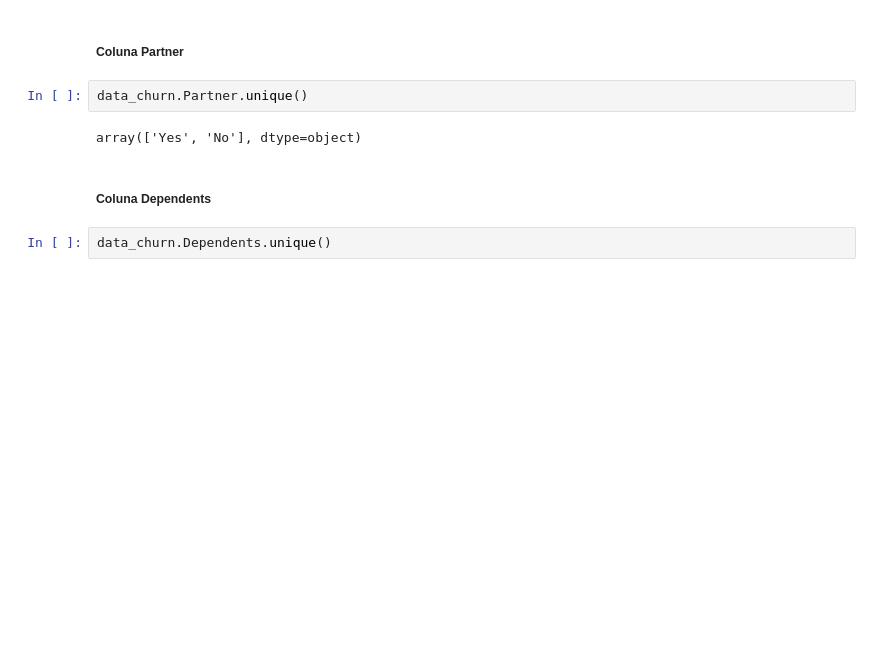
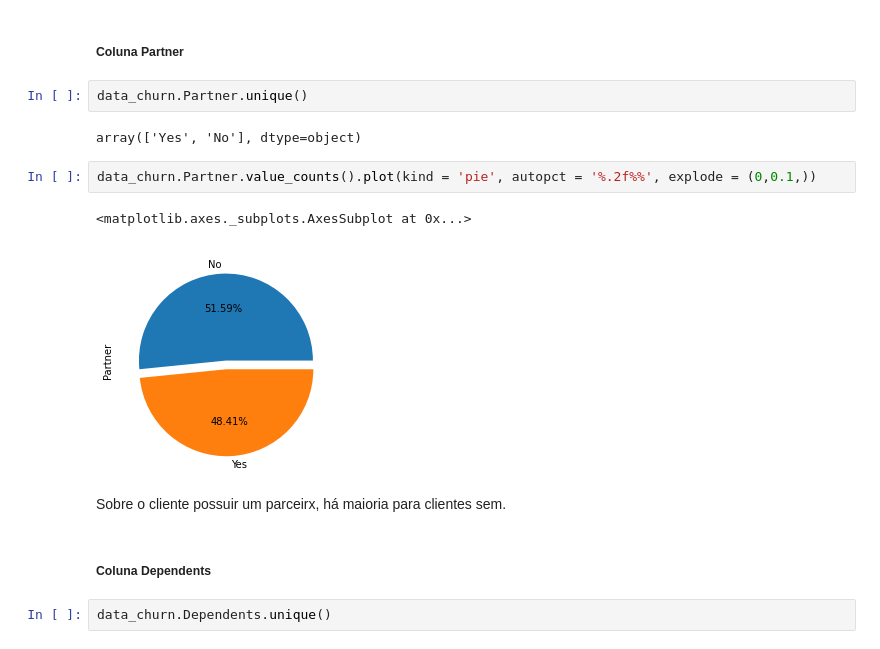
Before and after one commit to kportella/Challenge-Alura-Data-Science-Alura-Voz, a Jupyter notebook: Challenge_Data_Science_Alura_Alura_Voz.ipynb, the cells around one changed output. Drawn from its saved outputs; the diff is of its cells as text; blank space fills up the shorter version.

```diff
--- a/Challenge_Data_Science_Alura_Alura_Voz.ipynb
+++ b/Challenge_Data_Science_Alura_Alura_Voz.ipynb
@@ -230,6 +253,13 @@ array([0, 1])
 data_churn.Partner.unique()
 # %% [output]
 array(['Yes', 'No'], dtype=object)
+# %%
+data_churn.Partner.value_counts().plot(kind = 'pie', autopct = '%.2f%%', explode = (0,0.1,))
+# %% [output]
+<matplotlib.axes._subplots.AxesSubplot at 0x...>
+[figure, added]
+# %% [markdown]
+Sobre o cliente possuir um parceirx, há maioria para clientes sem.
 # %% [markdown]
 ##### Coluna Dependents
 # %%
```
Also changed, not shown: parts of 44 cells of this notebook.
